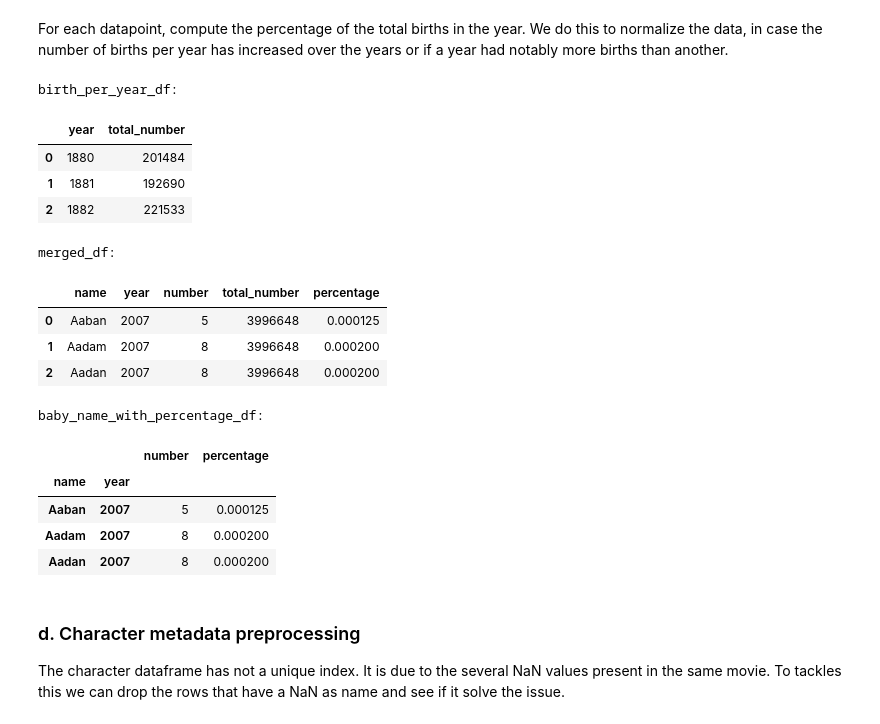
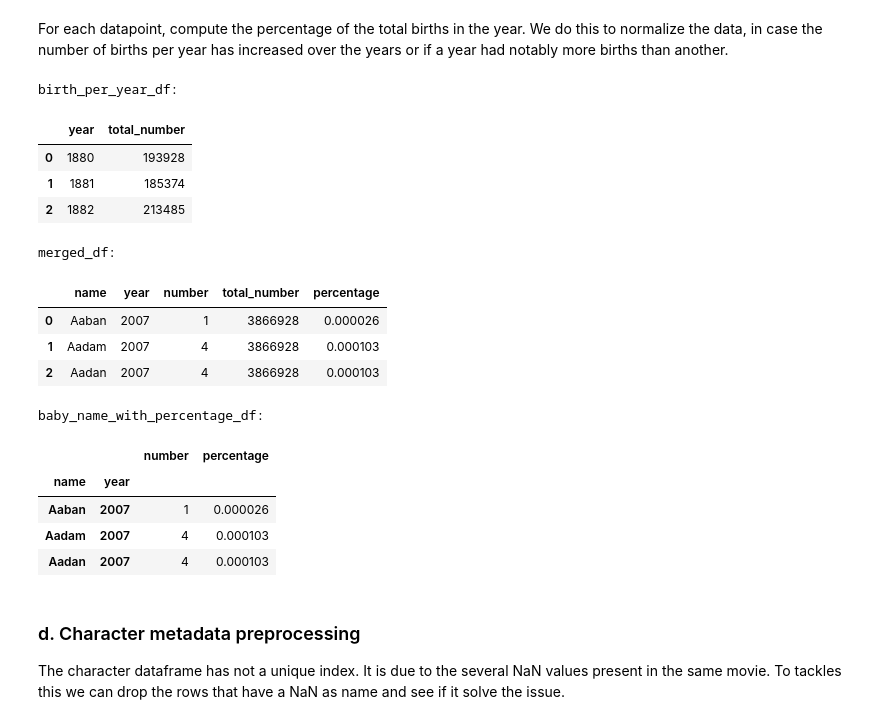
Before and after one commit to epfl-ada/ada-2023-project-abadakor, a Jupyter notebook: data/preprocessing.ipynb, the cells around one changed output. Drawn from its saved outputs; the diff is of its cells as text; code cells hidden in the pictures.

Commit message:
Update baby names by shift of 4

```diff
--- a/data/preprocessing.ipynb
+++ b/data/preprocessing.ipynb
@@ -396,46 +398,50 @@ display(baby_name_filtered_df)
 # %% [markdown]
 For each datapoint, compute the percentage of the total births in the year. We do this to normalize the data, in case the number of births per year has increased over the years or if a year had notably more births than another.
 # %%
-# group the baby name dataframe by year to get the number of birth per year.
+# Lower the name counts by 4 as explained earlier
+shift = 4
+baby_name_filtered_df['number'] = baby_name_filtered_df['number'].apply(lambda x: x - shift if x > shift else 0)
+
+# Group the baby name dataframe by year to get the number of birth per year.
 birth_per_year_df = baby_name_filtered_df.groupby('year')['number'].sum().to_frame()
 birth_per_year_df.reset_index(inplace=True)
 
 birth_per_year_df = birth_per_year_df.rename(columns={'number': 'total_number'})
 
 print("birth_per_year_df:")
 display(birth_per_year_df.head(3))
 
 # Merge dataframes
 merged_df = pd.merge(baby_name_filtered_df.reset_index(), birth_per_year_df, on='year')
 
 # Calculate the percentage and add it as a new column to dataframe
 merged_df['percentage'] = (merged_df['number'] / merged_df['total_number']) * 100
 
 print("merged_df:")
 display(merged_df.head(3))
 
 baby_name_with_percentage_df = merged_df.drop('total_number', axis=1)
 baby_name_with_percentage_df.set_index(['name', 'year'], inplace=True)
 
 print("baby_name_with_percentage_df:")
 display(baby_name_with_percentage_df.head(3))
 # %% [output]
 birth_per_year_df:
 |  | year | total_number |
-| 0 | 1880 | 201484 |
-| 1 | 1881 | 192690 |
-| 2 | 1882 | 221533 |
+| 0 | 1880 | 193928 |
+| 1 | 1881 | 185374 |
+| 2 | 1882 | 213485 |
 merged_df:
 |  | name | year | number | total_number | percentage |
-| 0 | Aaban | 2007 | 5 | 3996648 | 0.000125 |
-| 1 | Aadam | 2007 | 8 | 3996648 | 0.000200 |
-| 2 | Aadan | 2007 | 8 | 3996648 | 0.000200 |
+| 0 | Aaban | 2007 | 1 | 3866928 | 0.000026 |
+| 1 | Aadam | 2007 | 4 | 3866928 | 0.000103 |
+| 2 | Aadan | 2007 | 4 | 3866928 | 0.000103 |
 baby_name_with_percentage_df:
 |  |  | number | percentage |
 | name | year |  |  |
-| Aaban | 2007 | 5 | 0.000125 |
-| Aadam | 2007 | 8 | 0.000200 |
-| Aadan | 2007 | 8 | 0.000200 |
+| Aaban | 2007 | 1 | 0.000026 |
+| Aadam | 2007 | 4 | 0.000103 |
+| Aadan | 2007 | 4 | 0.000103 |
 # %% [markdown]
 ### d. Character metadata preprocessing
 The character dataframe has not a unique index. It is due to the several NaN values present in the same movie. To tackles this we can drop the rows that have a NaN as name and see if it solve the issue.
```
Also changed, not shown: parts of 2 cells of this notebook, 1 other file.
